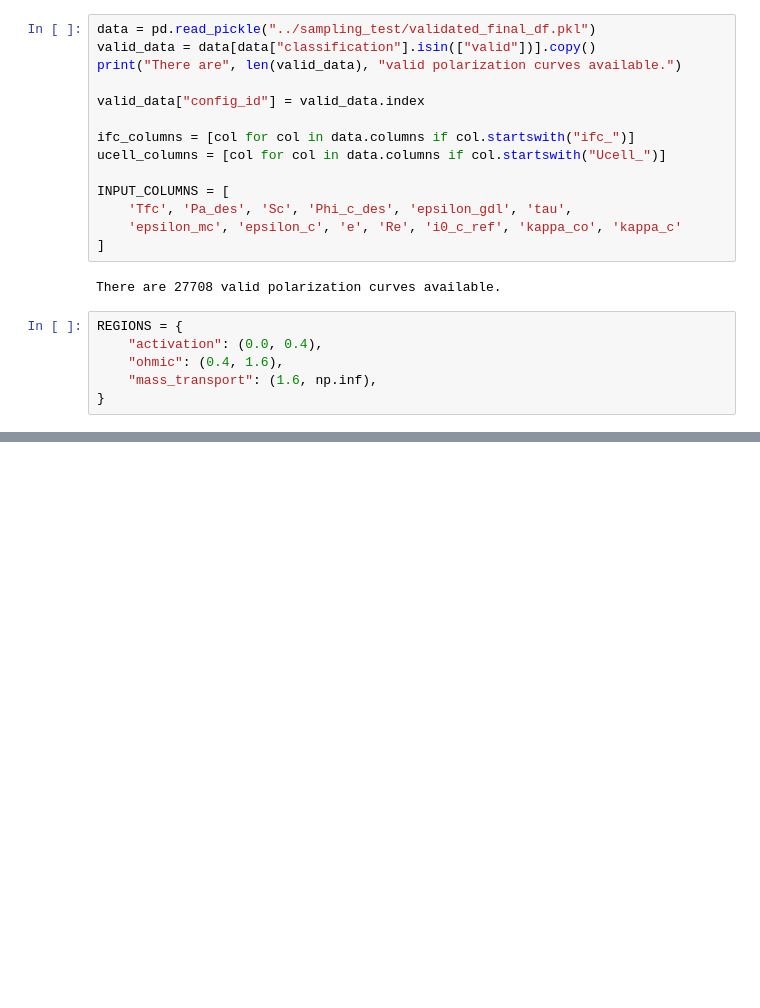
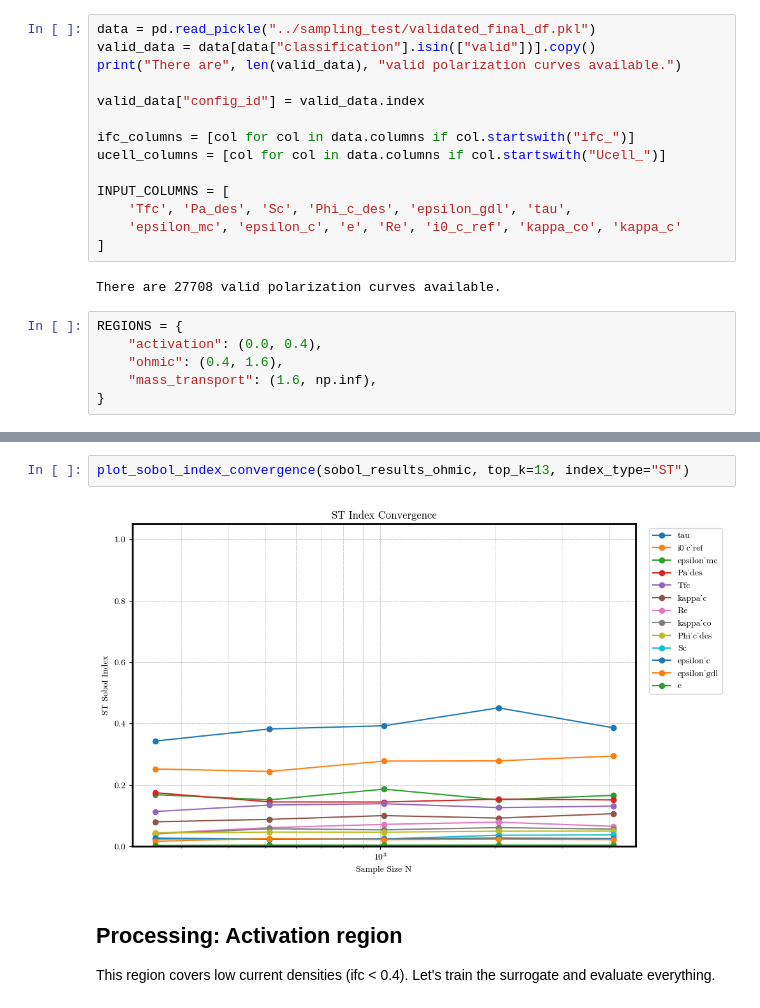
Before and after one commit to DejvisT/Sensitivity-Analysis-and-Surrogate-Modeling-of-PEM-Fuel-Cells, a Jupyter notebook: notebooks/08_SA_XGBoost_Regions.ipynb, the cells around one changed output, grey strips where cells are left out. Drawn from its saved outputs; the diff is of its cells as text; blank space fills up the shorter version.

```diff
--- a/notebooks/08_SA_XGBoost_Regions.ipynb
+++ b/notebooks/08_SA_XGBoost_Regions.ipynb
@@ -290,0 +781,8 @@ plot_shap_bar(shap_df_ohmic)
+# %%
+plot_sobol_index_convergence(sobol_results_ohmic, top_k=13, index_type="ST")
+# %% [output]
+[figure, added]
+# %% [markdown]
+## Processing: Activation region
+
+This region covers low current densities (ifc < 0.4). Let's train the surrogate and evaluate everything.
```
Also changed, not shown: parts of 53 cells of this notebook, 9 other files.
